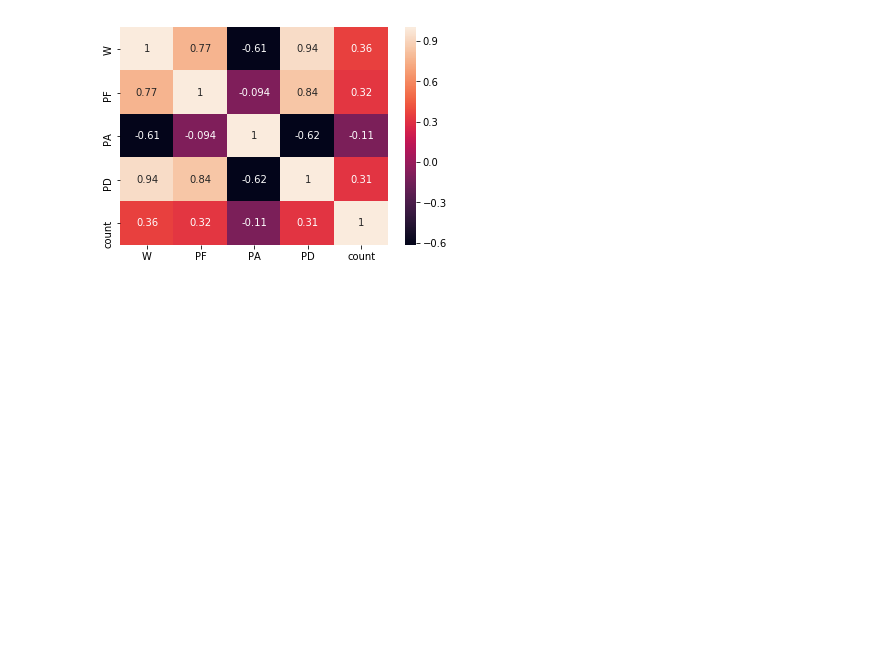
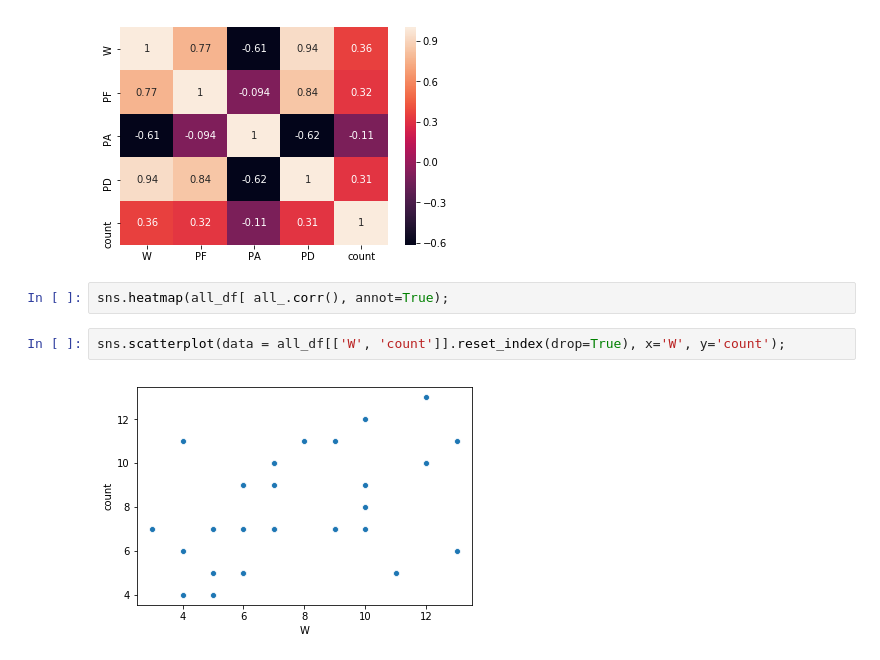
Before and after one commit to WJMatthew/MUT19, a Jupyter notebook: totw_analysis-jan4.ipynb, the cells around one changed output. Saved outputs shown, nothing was run; the diff lists cells and outputs as text; blank space fills up the shorter version.

```diff
--- a/totw_analysis-jan4.ipynb
+++ b/totw_analysis-jan4.ipynb
@@ -197,3 +197,9 @@ W: Wins, PF: Points For, PA: Points Against, PD: Net Points, count: number of TO
 sns.heatmap(all_df.corr(), annot=True);
 # %% [output]
 [figure]
+# %%
+sns.heatmap(all_df[ all_.corr(), annot=True);
+# %%
+sns.scatterplot(data = all_df[['W', 'count']].reset_index(drop=True), x='W', y='count');
+# %% [output]
+[figure, added]
```
Also changed, not shown: parts of 9 cells of this notebook.
